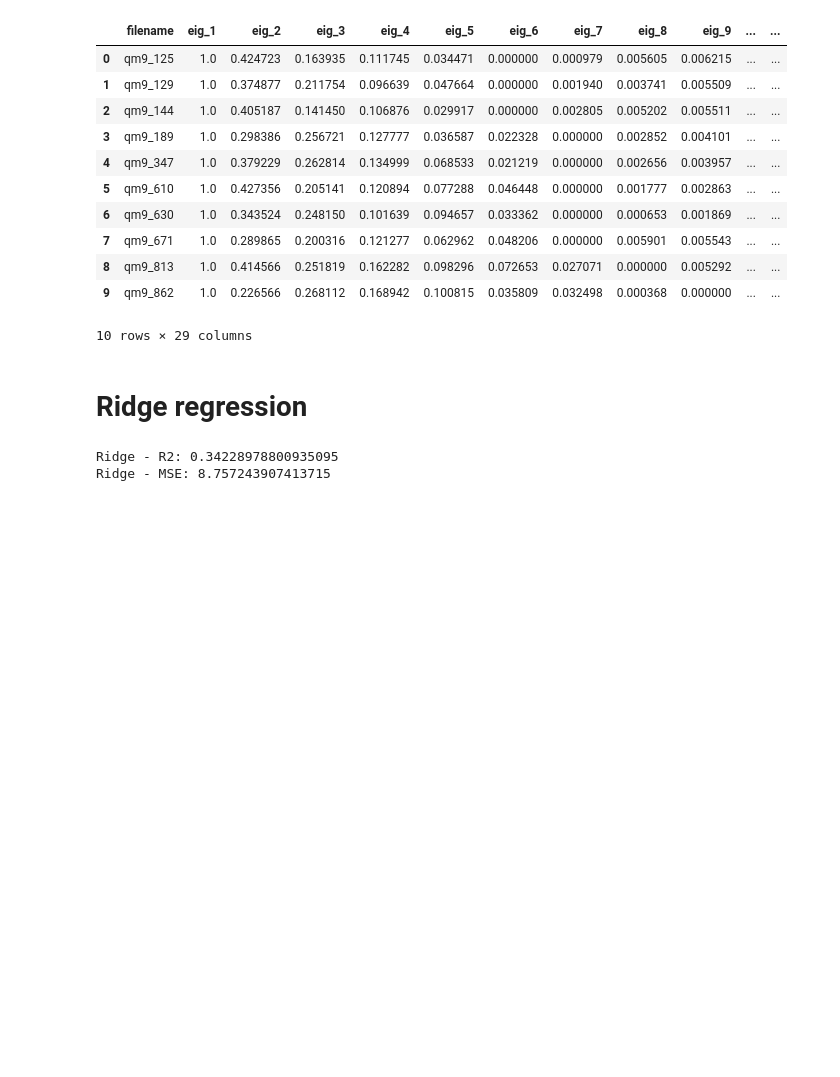
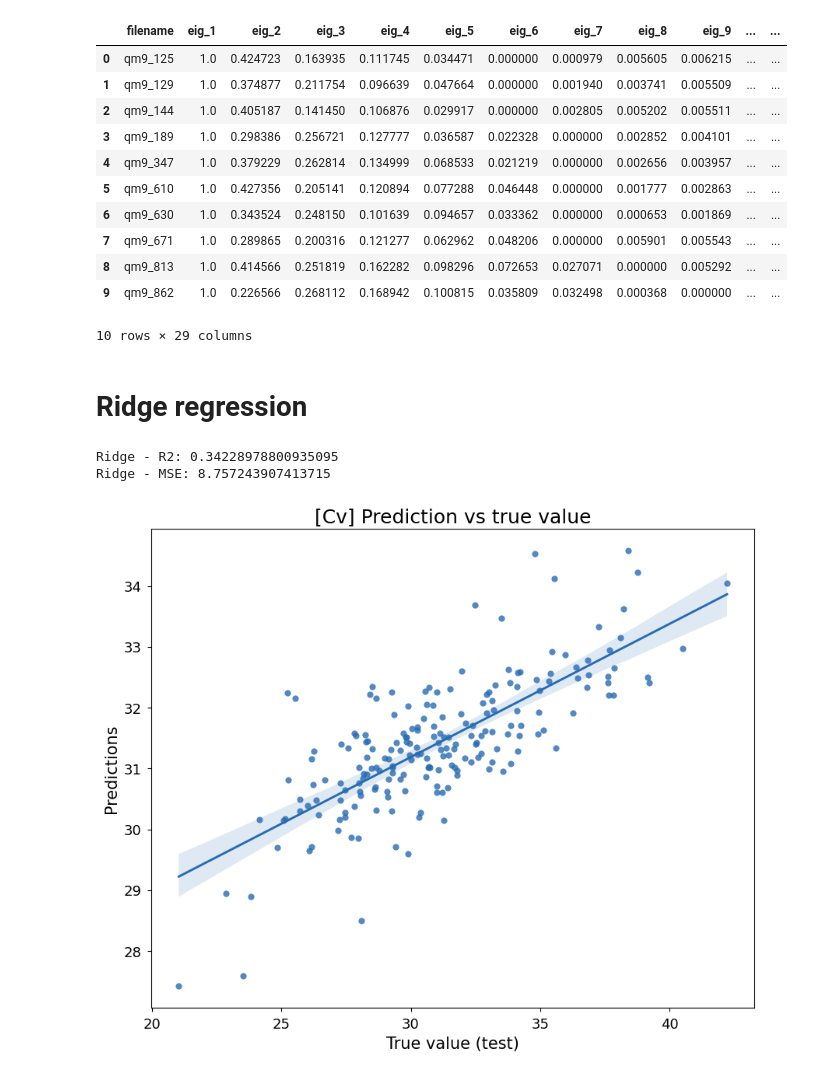
Before and after one commit to petkokp/QM9, a Jupyter notebook: QM9.ipynb, the cells around one changed output. Saved outputs shown, nothing was run; the diff lists cells and outputs as text; code cells hidden in the pictures; blank space fills up the shorter version.

Commit message:
plot results for ridge regression

```diff
--- a/QM9.ipynb
+++ b/QM9.ipynb
@@ -310,3 +310,14 @@ print(f'Ridge - MSE: {mse}')
 # %% [output]
 Ridge - R2: 0.34228978800935095
 Ridge - MSE: 8.757243907413715
+# %%
+plt.figure(figsize=(10,8))
+sns.regplot(x=y_test, y=y_pred, color=colors[1], scatter_kws={'s': 35})
+plt.xlabel("True value (test)", fontsize=15)
+plt.ylabel("Predictions", fontsize=15)
+plt.title(f"[{target}] Prediction vs true value", fontsize=18)
+plt.xticks(fontsize=13)
+plt.yticks(fontsize=13)
+plt.show()
+# %% [output]
+[figure, added]
```
